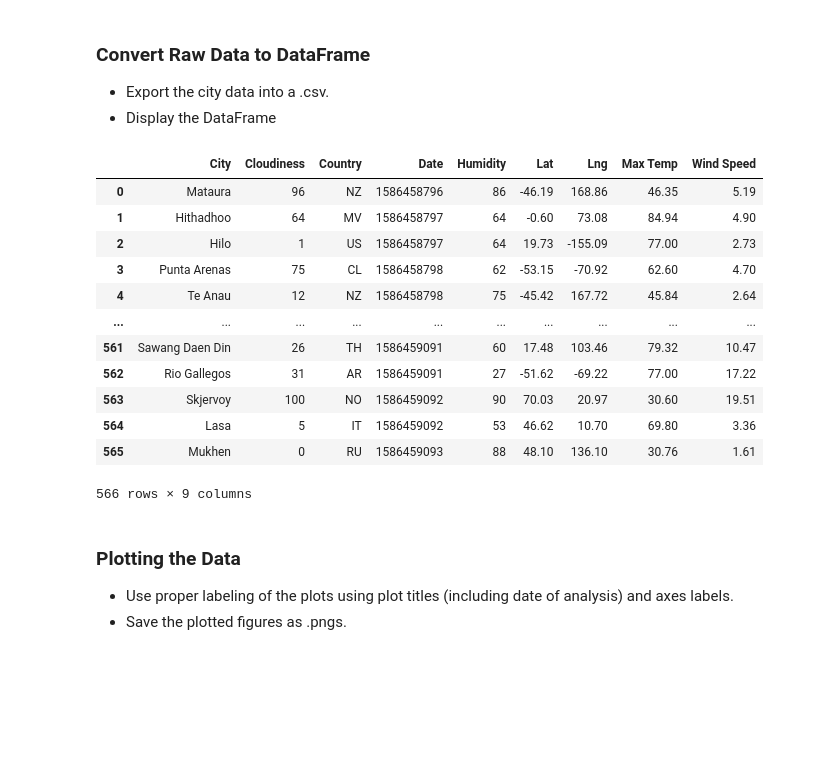
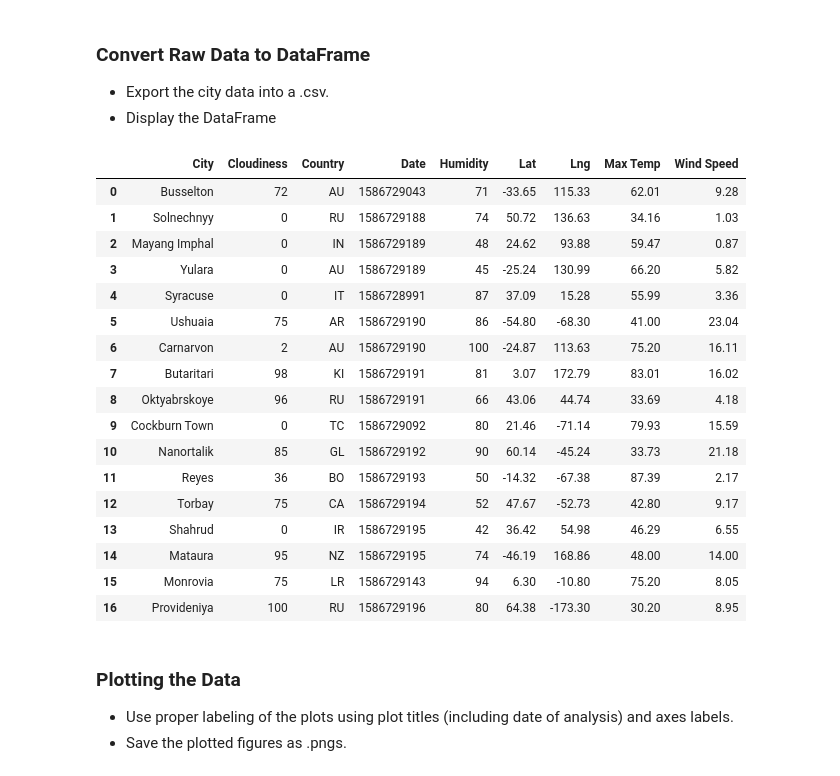
Before and after one commit to aaronrotman/python-api-challenge, a Jupyter notebook: WeatherPy/WeatherPy.ipynb, the cells around one changed output. Saved outputs shown, nothing was run; the diff lists cells and outputs as text; code cells hidden in the pictures; blank space fills up the shorter version.

```diff
--- a/WeatherPy/WeatherPy.ipynb
+++ b/WeatherPy/WeatherPy.ipynb
@@ -63,8 +60,13 @@ url = 'https://api.openweathermap.org/data/2.5/weather'
 #List to hold the response data
 response_list = []
 
+#Variable to store the number of cities processed successfully
+cities_processed = 0
+#Variable to store the number of cities skipped during processing
+cities_skipped = 0
+
 #Iterate through the list of cities
-for city in cities:
+for city in cities[0:20]:
 
     #Attempt to retrieve city data
     try:
@@ -91,15 +93,23 @@ for city in cities:
         #Add the response dictionary to the list of response data
         response_list.append(response_dict)
 
+        #Add 1 to the cities_processed counter
+        cities_processed += 1
+
     #If the city is not found
     except:
         #Print a message and skip processing for this city
         print(f"City {cities.index(city) + 1} not found. Skipping...")
 
+        #Add 1 to the cities_skipped counter
+        cities_skipped += 1
+
 #Print a message when data retrieval is complete
-print('''
+print(f'''
 -------------------------
-Data retrieval complete.
+Data processing complete.
+Cities processed successfully: {cities_processed}
+Cities skipped: {cities_skipped}
 -------------------------
 ''')
 # %% [output]
@@ -127,26 +137,31 @@ Data retrieval complete.
 # %%
 #Create a data frame of the retrieved city data
 response_df = pd.DataFrame(response_list)
 
 #Export the city data to a .csv file
-response_df.to_csv(output_data_file)
+response_df.to_csv(output_data_file, index=False)
 
 #Display the data frame
 response_df
 # %% [output]
 |  | City | Cloudiness | Country | Date | Humidity | Lat | Lng | Max Temp | Wind Speed |
-| 0 | Mataura | 96 | NZ | 1586458796 | 86 | -46.19 | 168.86 | 46.35 | 5.19 |
-| 1 | Hithadhoo | 64 | MV | 1586458797 | 64 | -0.60 | 73.08 | 84.94 | 4.90 |
-| 2 | Hilo | 1 | US | 1586458797 | 64 | 19.73 | -155.09 | 77.00 | 2.73 |
-| 3 | Punta Arenas | 75 | CL | 1586458798 | 62 | -53.15 | -70.92 | 62.60 | 4.70 |
-| 4 | Te Anau | 12 | NZ | 1586458798 | 75 | -45.42 | 167.72 | 45.84 | 2.64 |
-| ... | ... | ... | ... | ... | ... | ... | ... | ... | ... |
-| 561 | Sawang Daen Din | 26 | TH | 1586459091 | 60 | 17.48 | 103.46 | 79.32 | 10.47 |
-| 562 | Rio Gallegos | 31 | AR | 1586459091 | 27 | -51.62 | -69.22 | 77.00 | 17.22 |
-| 563 | Skjervoy | 100 | NO | 1586459092 | 90 | 70.03 | 20.97 | 30.60 | 19.51 |
-| 564 | Lasa | 5 | IT | 1586459092 | 53 | 46.62 | 10.70 | 69.80 | 3.36 |
-| 565 | Mukhen | 0 | RU | 1586459093 | 88 | 48.10 | 136.10 | 30.76 | 1.61 |
+| 0 | Busselton | 72 | AU | 1586729043 | 71 | -33.65 | 115.33 | 62.01 | 9.28 |
+| 1 | Solnechnyy | 0 | RU | 1586729188 | 74 | 50.72 | 136.63 | 34.16 | 1.03 |
+| 2 | Mayang Imphal | 0 | IN | 1586729189 | 48 | 24.62 | 93.88 | 59.47 | 0.87 |
+| 3 | Yulara | 0 | AU | 1586729189 | 45 | -25.24 | 130.99 | 66.20 | 5.82 |
+| 4 | Syracuse | 0 | IT | 1586728991 | 87 | 37.09 | 15.28 | 55.99 | 3.36 |
+| 5 | Ushuaia | 75 | AR | 1586729190 | 86 | -54.80 | -68.30 | 41.00 | 23.04 |
+| 6 | Carnarvon | 2 | AU | 1586729190 | 100 | -24.87 | 113.63 | 75.20 | 16.11 |
+| 7 | Butaritari | 98 | KI | 1586729191 | 81 | 3.07 | 172.79 | 83.01 | 16.02 |
+| 8 | Oktyabrskoye | 96 | RU | 1586729191 | 66 | 43.06 | 44.74 | 33.69 | 4.18 |
+| 9 | Cockburn Town | 0 | TC | 1586729092 | 80 | 21.46 | -71.14 | 79.93 | 15.59 |
+| 10 | Nanortalik | 85 | GL | 1586729192 | 90 | 60.14 | -45.24 | 33.73 | 21.18 |
+| 11 | Reyes | 36 | BO | 1586729193 | 50 | -14.32 | -67.38 | 87.39 | 2.17 |
+| 12 | Torbay | 75 | CA | 1586729194 | 52 | 47.67 | -52.73 | 42.80 | 9.17 |
+| 13 | Shahrud | 0 | IR | 1586729195 | 42 | 36.42 | 54.98 | 46.29 | 6.55 |
+| 14 | Mataura | 95 | NZ | 1586729195 | 74 | -46.19 | 168.86 | 48.00 | 14.00 |
+| 15 | Monrovia | 75 | LR | 1586729143 | 94 | 6.30 | -10.80 | 75.20 | 8.05 |
+| 16 | Provideniya | 100 | RU | 1586729196 | 80 | 64.38 | -173.30 | 30.20 | 8.95 |
-566 rows × 9 columns
 # %% [markdown]
 ### Plotting the Data
 * Use proper labeling of the plots using plot titles (including date of analysis) and axes labels.
```
Also changed, not shown: parts of 20 cells of this notebook, 5 other files.
